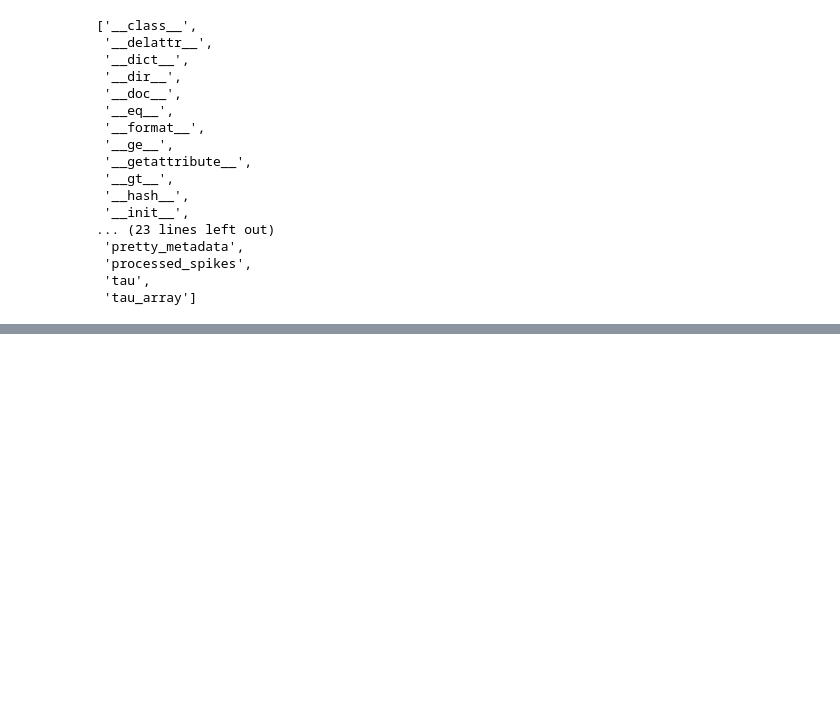
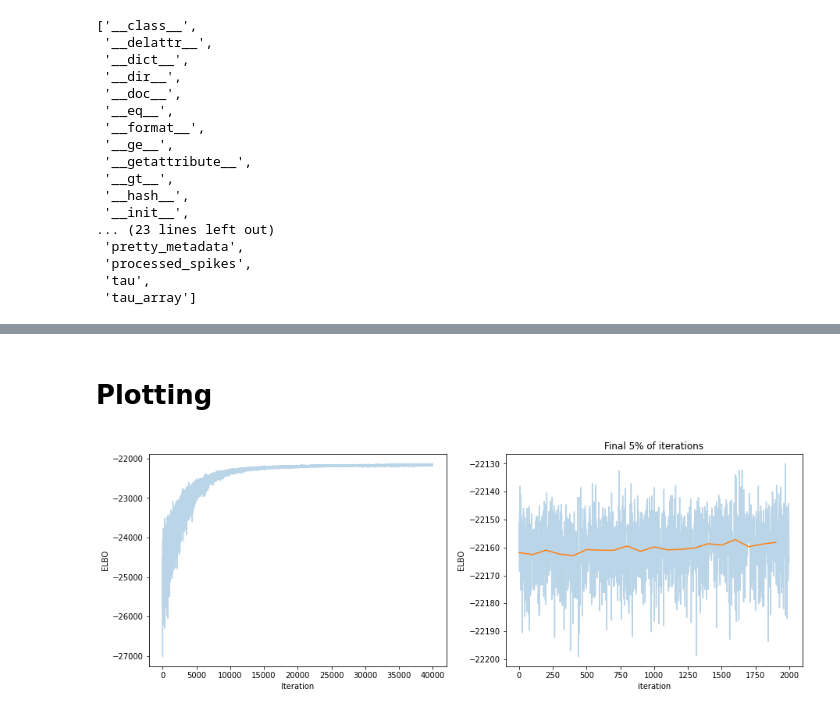
Before and after one commit to abuzarmahmood/pytau, a Jupyter notebook: pytau/how_to/notebooks/PyTau_Walkthrough_with_handlers.ipynb, the cells around one changed output, grey strips where cells are left out. Drawn from its saved outputs; the diff is of its cells as text; code cells hidden in the pictures; blank space fills up the shorter version.

```diff
--- a/pytau/how_to/notebooks/PyTau_Walkthrough_with_handlers.ipynb
+++ b/pytau/how_to/notebooks/PyTau_Walkthrough_with_handlers.ipynb
@@ -188,0 +218,12 @@ array([[2747, 3674, 3761],
+# %% [markdown]
+# Plotting
+# %%
+fit_model = this_handler.data['model_data']['approx']
+spike_train = this_handler.firing.raw_spikes
+scaled_mode_tau = this_handler.tau.scaled_mode_tau
+# %%
+# Plot ELBO over iterations, should be flat by the end
+fig, ax = plotting.plot_elbo_history(fit_model)
+plt.show()
+# %% [output]
+[figure, added]
```
Also changed, not shown: parts of 37 cells of this notebook, 1 other file.
